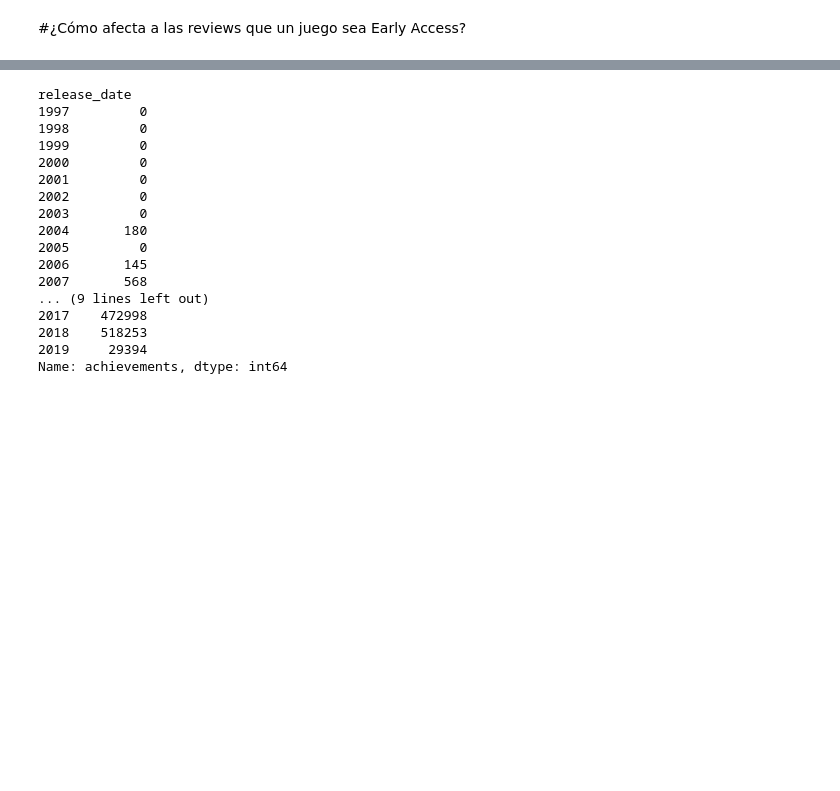
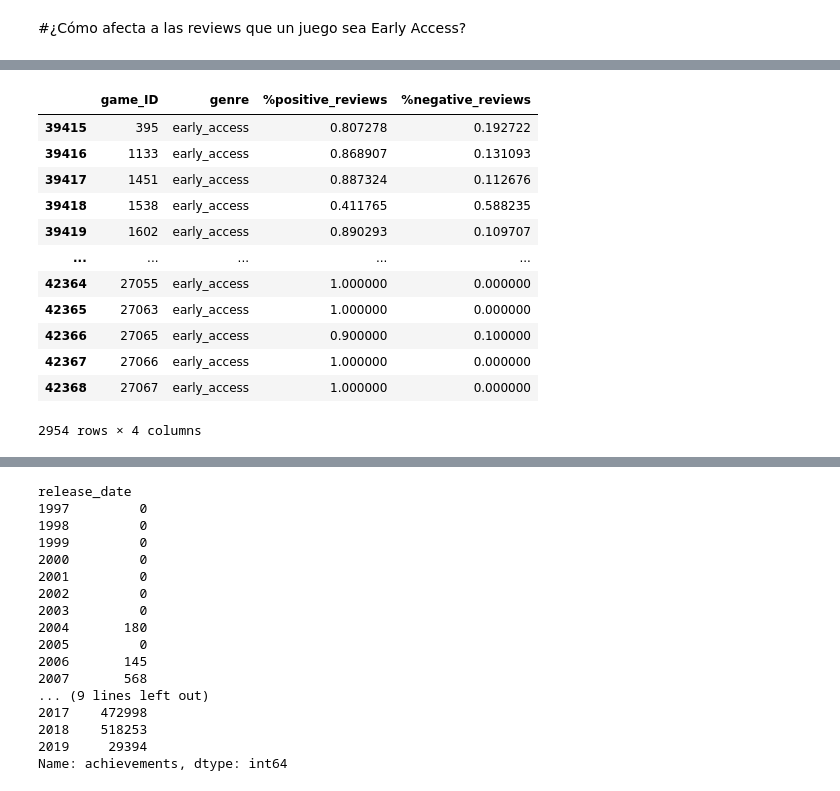
Before and after one commit to Dexinator/steam, a Jupyter notebook: steam.ipynb, the cells around one changed output, grey strips where cells are left out. Cells and saved outputs as stored; diff of their text form; code cells hidden in the pictures; blank space fills up the shorter version.

```diff
--- a/steam.ipynb
+++ b/steam.ipynb
@@ -655,0 +720,16 @@ genre_reviews
+# %%
+reviews_dist[reviews_dist['genre']=='early_access']
+# %% [output]
+|  | game_ID | genre | %positive_reviews | %negative_reviews |
+| 39415 | 395 | early_access | 0.807278 | 0.192722 |
+| 39416 | 1133 | early_access | 0.868907 | 0.131093 |
+| 39417 | 1451 | early_access | 0.887324 | 0.112676 |
+| 39418 | 1538 | early_access | 0.411765 | 0.588235 |
+| 39419 | 1602 | early_access | 0.890293 | 0.109707 |
+| ... | ... | ... | ... | ... |
+| 42364 | 27055 | early_access | 1.000000 | 0.000000 |
+| 42365 | 27063 | early_access | 1.000000 | 0.000000 |
+| 42366 | 27065 | early_access | 0.900000 | 0.100000 |
+| 42367 | 27066 | early_access | 1.000000 | 0.000000 |
+| 42368 | 27067 | early_access | 1.000000 | 0.000000 |
+2954 rows × 4 columns
```
Also changed, not shown: parts of 16 cells of this notebook.
